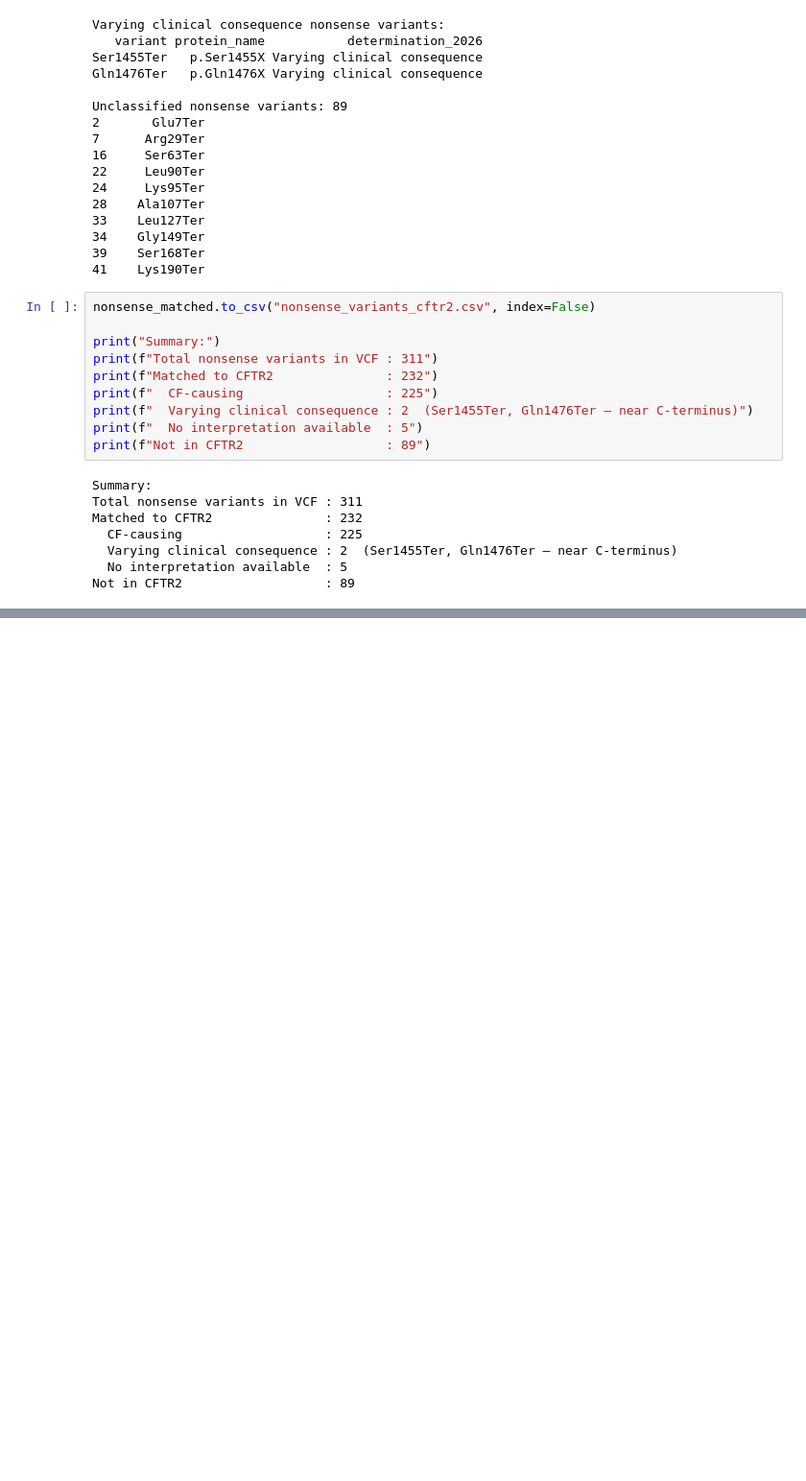
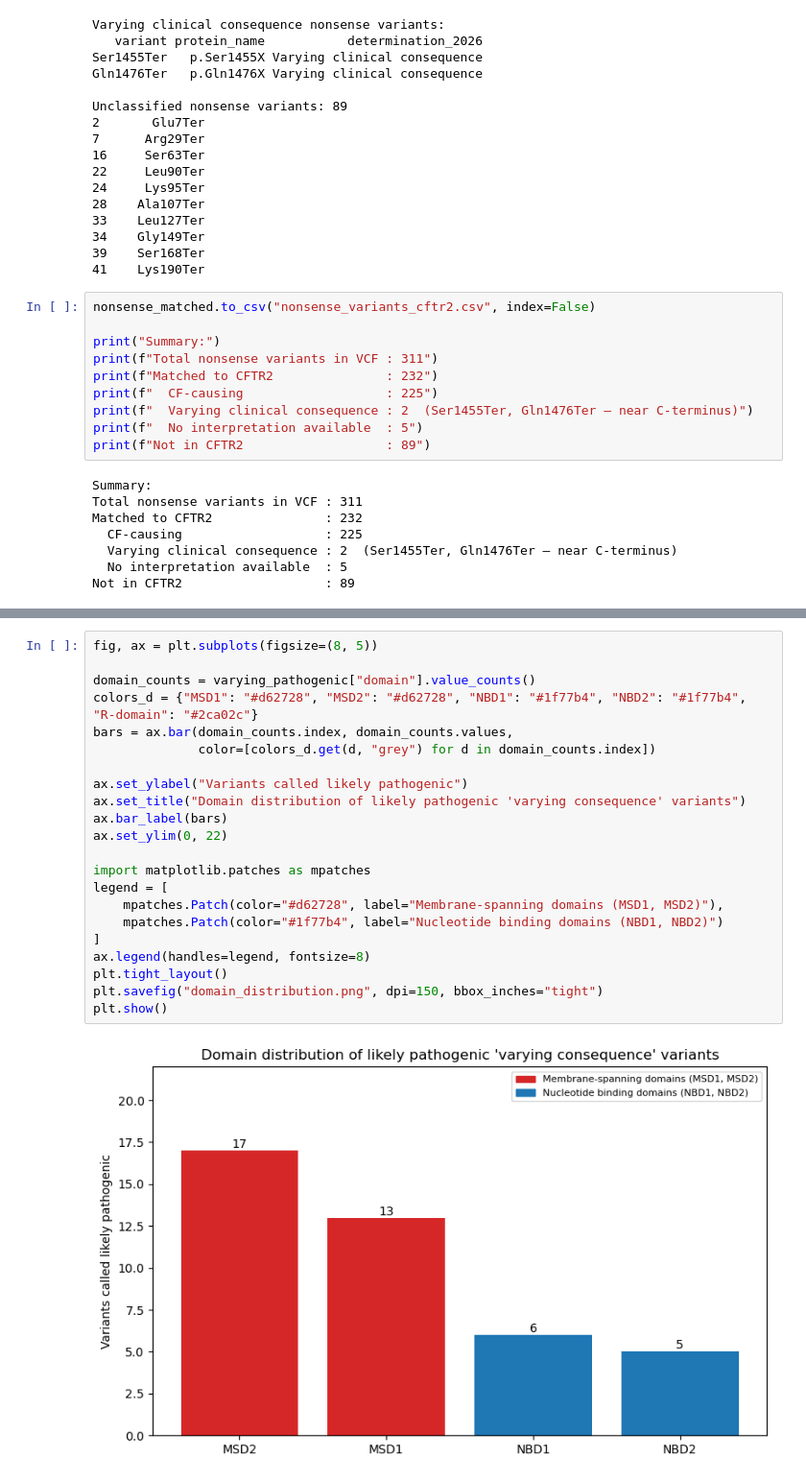
Before and after one commit to RoshaniPawar16/alphamissense-cftr, a Jupyter notebook: alphamissense.ipynb, the cells around one changed output, grey strips where cells are left out. Shown at 96% size. Cells and saved outputs as stored; diff of their text form; blank space fills up the shorter version.

Commit message:
domain mapping, 73% of likely pathogenic varying variants in MSDs

```diff
--- a/alphamissense.ipynb
+++ b/alphamissense.ipynb
@@ -790,0 +835,24 @@ Not in CFTR2                   : 89
+# %%
+fig, ax = plt.subplots(figsize=(8, 5))
+
+domain_counts = varying_pathogenic["domain"].value_counts()
+colors_d = {"MSD1": "#d62728", "MSD2": "#d62728", "NBD1": "#1f77b4", "NBD2": "#1f77b4", "R-domain": "#2ca02c"}
+bars = ax.bar(domain_counts.index, domain_counts.values,
+              color=[colors_d.get(d, "grey") for d in domain_counts.index])
+
+ax.set_ylabel("Variants called likely pathogenic")
+ax.set_title("Domain distribution of likely pathogenic 'varying consequence' variants")
+ax.bar_label(bars)
+ax.set_ylim(0, 22)
+
+import matplotlib.patches as mpatches
+legend = [
+    mpatches.Patch(color="#d62728", label="Membrane-spanning domains (MSD1, MSD2)"),
+    mpatches.Patch(color="#1f77b4", label="Nucleotide binding domains (NBD1, NBD2)")
+]
+ax.legend(handles=legend, fontsize=8)
+plt.tight_layout()
+plt.savefig("domain_distribution.png", dpi=150, bbox_inches="tight")
+plt.show()
+# %% [output]
+[figure, added]
```
Also changed, not shown: parts of 2 cells of this notebook, 2 other files.
